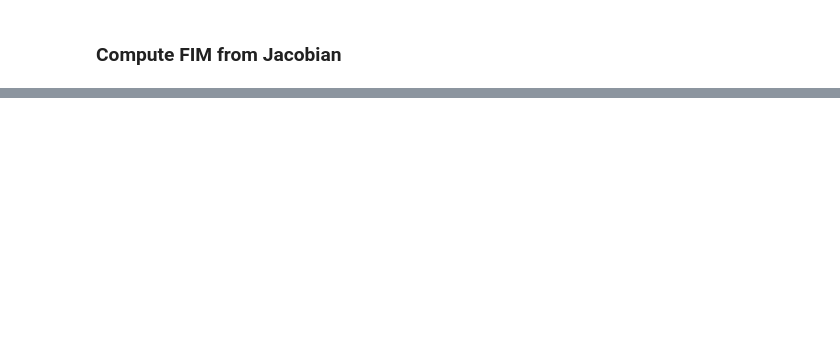
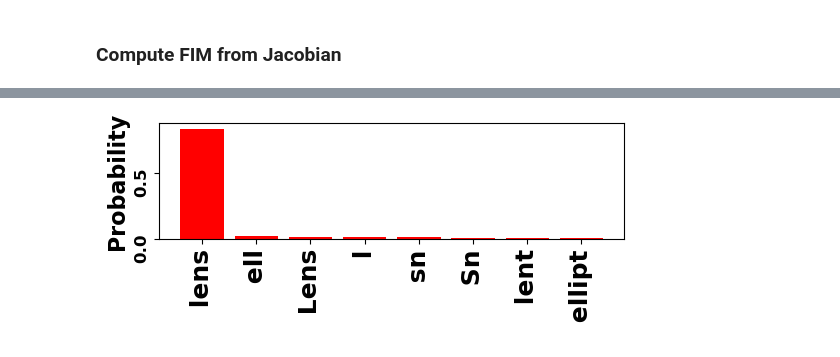
Before and after one commit to AntonioLiu97/JacobianScopes, a Jupyter notebook: Fisher_Temperature_Scopes_Principal_Fisher.ipynb, the cells around one changed output, grey strips where cells are left out. Cells and saved outputs as stored; diff of their text form; code cells hidden in the pictures; blank space fills up the shorter version.

```diff
--- a/Fisher_Temperature_Scopes_Principal_Fisher.ipynb
+++ b/Fisher_Temperature_Scopes_Principal_Fisher.ipynb
@@ -493,0 +522,26 @@ German: Dies ist ein Aufsatz über kausale Zuschreibung. English: This is a pape
+# %%
+import torch
+k = 8
+logit_vector = logits[loss_position].detach()
+
+# Compute softmax probabilities
+probs = torch.softmax(logit_vector, dim=-1)
+
+# Get top k probabilities and their indices
+top_probs, top_indices = torch.topk(probs, k)
+top_tokens = [tokenizer.decode([idx]) for idx in top_indices]
+
+import matplotlib.pyplot as plt
+
+plt.figure(figsize=(6,1.5), dpi=100)
+bars = plt.bar(range(k), top_probs.cpu().numpy(), tick_label=top_tokens, color='red')
+plt.xticks(rotation=90, fontweight='bold', fontsize=18)
+# plt.xlabel('Token',rotation=180, fontweight='bold', fontsize=12)
+plt.ylabel('Probability', fontweight='bold', fontsize=16,rotation=90)
+plt.yticks(rotation=90, fontweight='bold', fontsize=12)
+plt.gca().yaxis.set_major_locator(plt.MaxNLocator(nbins=2))  # increase number of ticks
+
+# plt.title(f'Top {k} Tokens in Softmax of Logits')
+plt.show()
+# %% [output]
+[figure, added]
```
Also changed, not shown: parts of 13 cells of this notebook, 2 other files.
